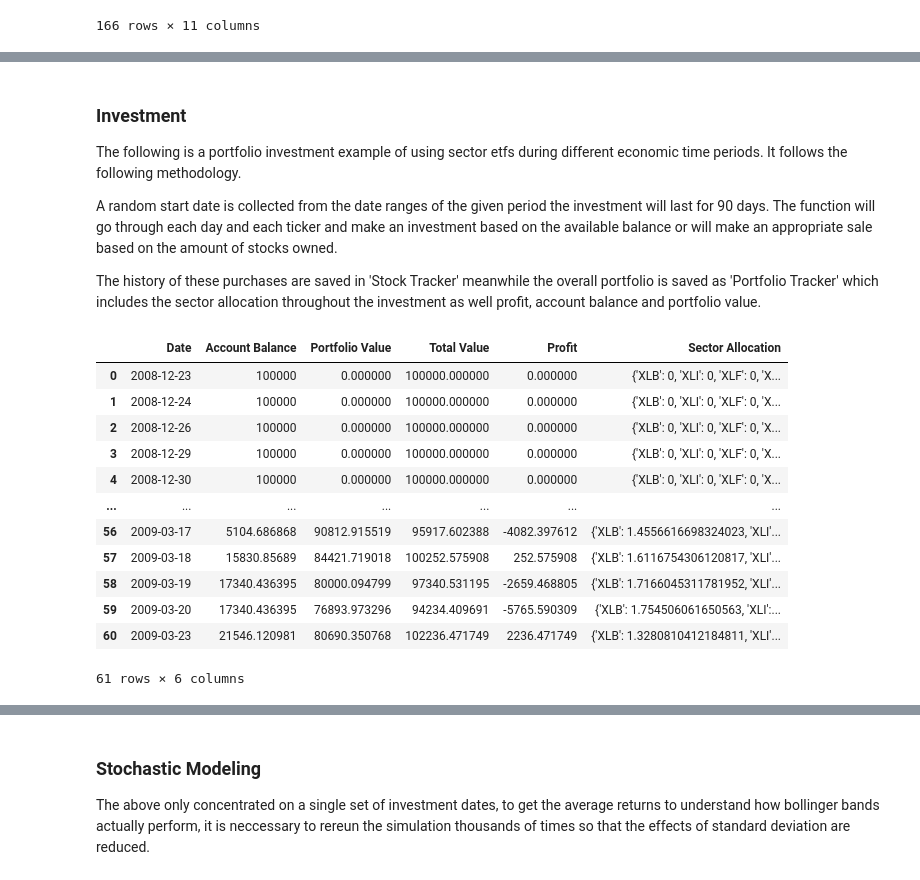
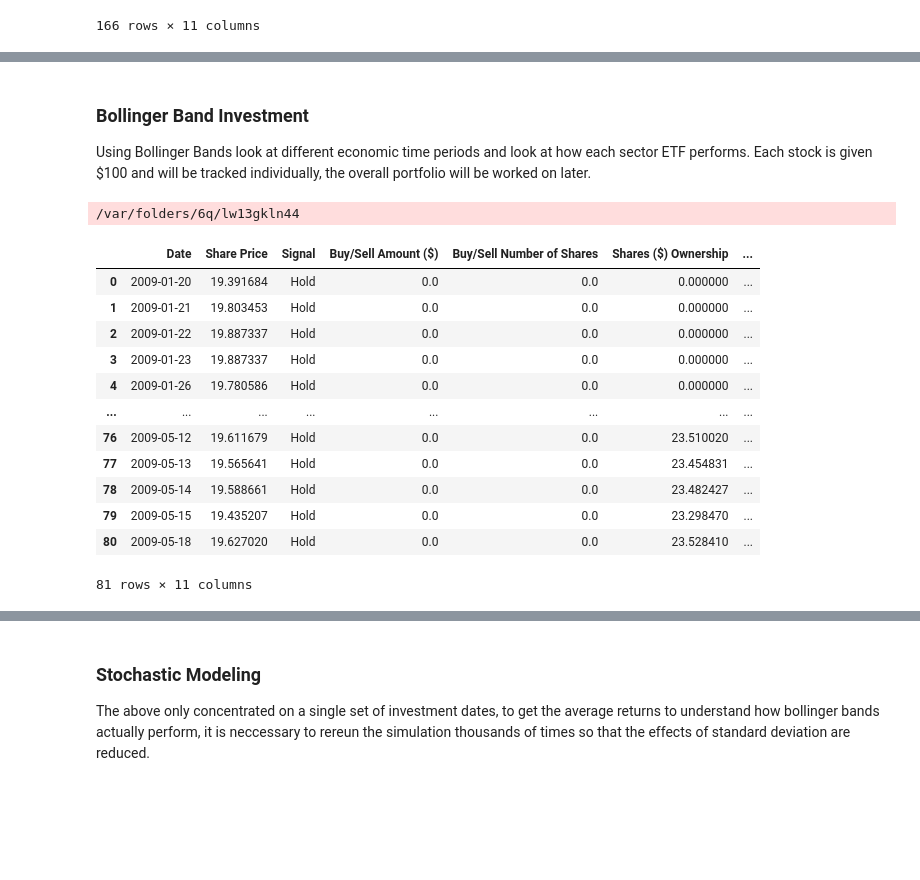
Before and after one commit to bennicholson2/Enhancing-Technical-Analysis-with-Data-Science, a Jupyter notebook: Technical Analysis/bollinger_bands.ipynb, the cells around one changed output, grey strips where cells are left out. Cells and saved outputs as stored; diff of their text form; code cells hidden in the pictures; blank space fills up the shorter version.

```diff
--- a/Technical Analysis/bollinger_bands.ipynb
+++ b/Technical Analysis/bollinger_bands.ipynb
@@ -630,8 +598,0 @@ Name: IYR, dtype: int64
-# %% [markdown]
-### Investment
-The following is a portfolio investment example of using sector etfs during different economic time periods. It follows the following methodology.
-
-A random start date is collected from the date ranges of the given period the investment will last for 90 days.
-The function will go through each day and each ticker and make an investment based on the available balance or will make an appropriate sale based on the amount of stocks owned.
-
-The history of these purchases are saved in 'Stock Tracker' meanwhile the overall portfolio is saved as 'Portfolio Tracker' which includes the sector allocation throughout the investment as well profit, account balance and portfolio value.
@@ -642,17 +599,25 @@ bb_portfolio_investment = portfolio_investment(bb_signals,adj_close_sector_etf,e
+# %% [markdown]
+### Bollinger Band Investment
+Using Bollinger Bands look at different economic time periods and look at how each sector ETF performs. Each stock is given $100 and will be tracked individually, the overall portfolio will be worked on later.
+# %%
+# track the return when doing a single simulation
+bollinger_band_return = individual_stock(bb_signals,sector_etf_closed_price,economic_cycle_periods,economic_cycle_periods_list,sector_etf_tickers,100,0.05,0.05)
+# %% [output]
+/var/folders/6q/lw13gkln44
 # %%
 # an example of portfolio tracking during a trough time period
-bb_portfolio_investment['Portfolio Tracker']['trough']
+bollinger_band_return['Stock Tracker']['trough']['XLV']
 # %% [output]
-|  | Date | Account Balance | Portfolio Value | Total Value | Profit | Sector Allocation |
-| 0 | 2008-12-23 | 100000 | 0.000000 | 100000.000000 | 0.000000 | {'XLB': 0, 'XLI': 0, 'XLF': 0, 'X... |
-| 1 | 2008-12-24 | 100000 | 0.000000 | 100000.000000 | 0.000000 | {'XLB': 0, 'XLI': 0, 'XLF': 0, 'X... |
-| 2 | 2008-12-26 | 100000 | 0.000000 | 100000.000000 | 0.000000 | {'XLB': 0, 'XLI': 0, 'XLF': 0, 'X... |
-| 3 | 2008-12-29 | 100000 | 0.000000 | 100000.000000 | 0.000000 | {'XLB': 0, 'XLI': 0, 'XLF': 0, 'X... |
-| 4 | 2008-12-30 | 100000 | 0.000000 | 100000.000000 | 0.000000 | {'XLB': 0, 'XLI': 0, 'XLF': 0, 'X... |
-| ... | ... | ... | ... | ... | ... | ... |
-| 56 | 2009-03-17 | 5104.686868 | 90812.915519 | 95917.602388 | -4082.397612 | {'XLB': 1.4556616698324023, 'XLI'... |
-| 57 | 2009-03-18 | 15830.85689 | 84421.719018 | 100252.575908 | 252.575908 | {'XLB': 1.6116754306120817, 'XLI'... |
-| 58 | 2009-03-19 | 17340.436395 | 80000.094799 | 97340.531195 | -2659.468805 | {'XLB': 1.7166045311781952, 'XLI'... |
-| 59 | 2009-03-20 | 17340.436395 | 76893.973296 | 94234.409691 | -5765.590309 | {'XLB': 1.754506061650563, 'XLI':... |
-| 60 | 2009-03-23 | 21546.120981 | 80690.350768 | 102236.471749 | 2236.471749 | {'XLB': 1.3280810412184811, 'XLI'... |
+|  | Date | Share Price | Signal | Buy/Sell Amount ($) | Buy/Sell Number of Shares | Shares ($) Ownership | ... |
+| 0 | 2009-01-20 | 19.391684 | Hold | 0.0 | 0.0 | 0.000000 | ... |
+| 1 | 2009-01-21 | 19.803453 | Hold | 0.0 | 0.0 | 0.000000 | ... |
+| 2 | 2009-01-22 | 19.887337 | Hold | 0.0 | 0.0 | 0.000000 | ... |
+| 3 | 2009-01-23 | 19.887337 | Hold | 0.0 | 0.0 | 0.000000 | ... |
+| 4 | 2009-01-26 | 19.780586 | Hold | 0.0 | 0.0 | 0.000000 | ... |
+| ... | ... | ... | ... | ... | ... | ... | ... |
+| 76 | 2009-05-12 | 19.611679 | Hold | 0.0 | 0.0 | 23.510020 | ... |
+| 77 | 2009-05-13 | 19.565641 | Hold | 0.0 | 0.0 | 23.454831 | ... |
+| 78 | 2009-05-14 | 19.588661 | Hold | 0.0 | 0.0 | 23.482427 | ... |
+| 79 | 2009-05-15 | 19.435207 | Hold | 0.0 | 0.0 | 23.298470 | ... |
+| 80 | 2009-05-18 | 19.627020 | Hold | 0.0 | 0.0 | 23.528410 | ... |
-61 rows × 6 columns
+81 rows × 11 columns
```
Also changed, not shown: parts of 30 cells of this notebook, 29 other files.
